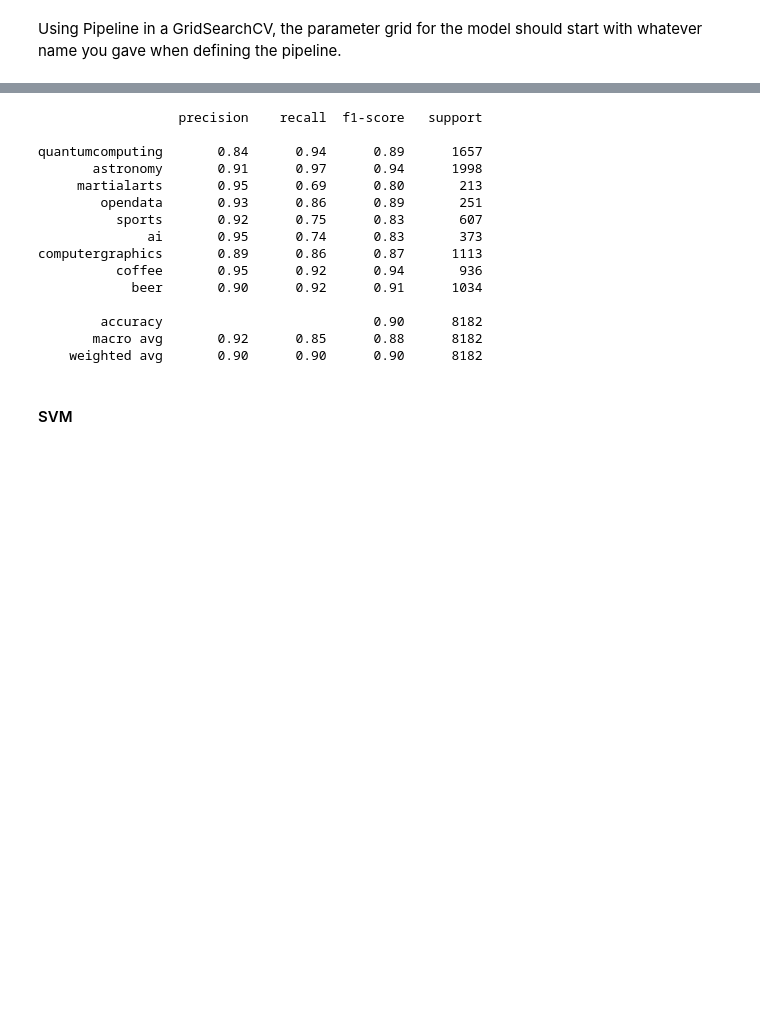
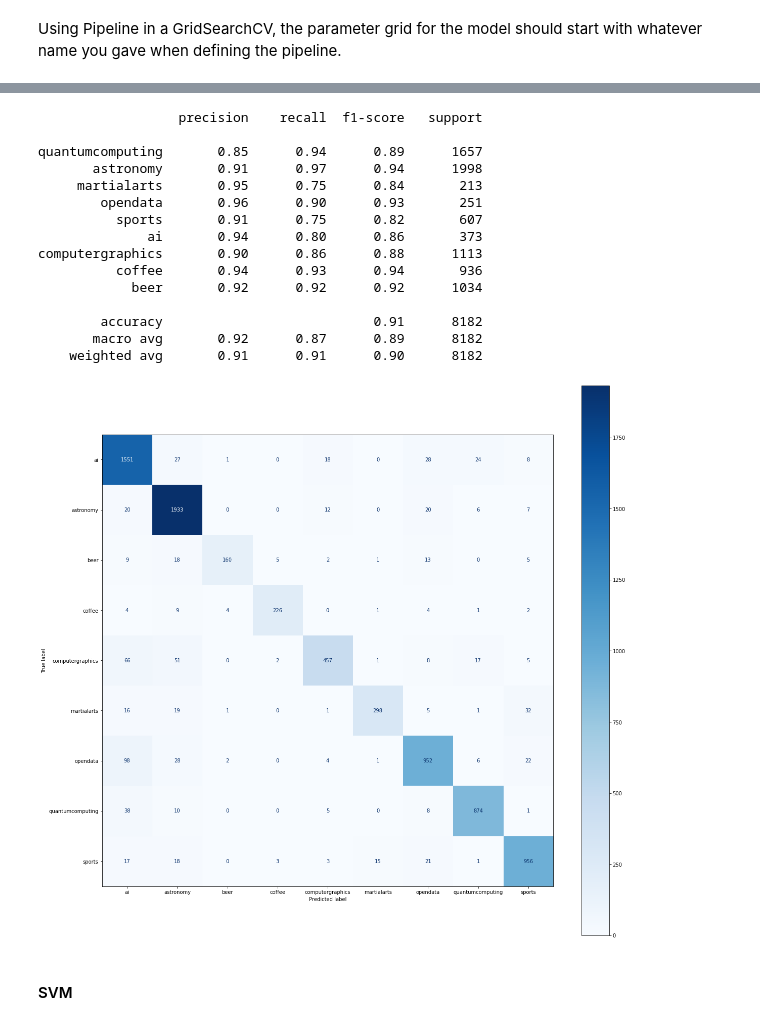
Before and after one commit to jefferyansah/forum_predictor, a Jupyter notebook: ELIIZA.ipynb, the cells around one changed output, grey strips where cells are left out. Cells and saved outputs as stored; diff of their text form; code cells hidden in the pictures; blank space fills up the shorter version.

```diff
--- a/ELIIZA.ipynb
+++ b/ELIIZA.ipynb
@@ -247,9 +247,9 @@ accuracy_score(y_valid,y_preds)
 Using Pipeline in a GridSearchCV, the parameter grid for the model should start with whatever name you gave when defining the pipeline.
 # %%
 # lets add grid search
-params = {'naive_bayes__alpha': [0.01, 0.1, 0.5, 1.0, 10.0, ],
+params = {'naive_bayes__alpha': [0.01, 0.1, 0.2, 0.3, 0.4, 0.5, 1.0, 10.0, ],
          }
-multinomial_nb_grid = GridSearchCV(naive_bayes, param_grid=params, n_jobs=-1, cv=10)
+multinomial_nb_grid = GridSearchCV(naive_bayes, param_grid=params, n_jobs=-1, cv=7)
 %time multinomial_nb_grid.fit(X_train, y_train)
 y_preds = multinomial_nb_grid.predict(X_valid)
 accuracy_score(y_valid,y_preds)
@@ -263,19 +263,26 @@ print(metrics.classification_report(y_valid, y_preds,  target_names=_data.forum.
 # %% [output]
                   precision    recall  f1-score   support
 
-quantumcomputing       0.84      0.94      0.89      1657
+quantumcomputing       0.85      0.94      0.89      1657
        astronomy       0.91      0.97      0.94      1998
-     martialarts       0.95      0.69      0.80       213
-        opendata       0.93      0.86      0.89       251
-          sports       0.92      0.75      0.83       607
-              ai       0.95      0.74      0.83       373
-computergraphics       0.89      0.86      0.87      1113
-          coffee       0.95      0.92      0.94       936
-            beer       0.90      0.92      0.91      1034
+     martialarts       0.95      0.75      0.84       213
+        opendata       0.96      0.90      0.93       251
+          sports       0.91      0.75      0.82       607
+              ai       0.94      0.80      0.86       373
+computergraphics       0.90      0.86      0.88      1113
+          coffee       0.94      0.93      0.94       936
+            beer       0.92      0.92      0.92      1034
 
-        accuracy                           0.90      8182
-       macro avg       0.92      0.85      0.88      8182
-    weighted avg       0.90      0.90      0.90      8182
+        accuracy                           0.91      8182
+       macro avg       0.92      0.87      0.89      8182
+    weighted avg       0.91      0.91      0.90      8182
+# %%
+import matplotlib.pyplot as plt
+fig, ax = plt.subplots(figsize=(20, 20))
+plot_confusion_matrix(multinomial_nb_grid, X_valid, y_valid, ax= ax, cmap=plt.cm.Blues)
+plt.show()
+# %% [output]
+[figure, added]
 # %% [markdown]
 #### SVM
 # %%
```
Also changed, not shown: parts of 16 cells of this notebook, 15 other files.
